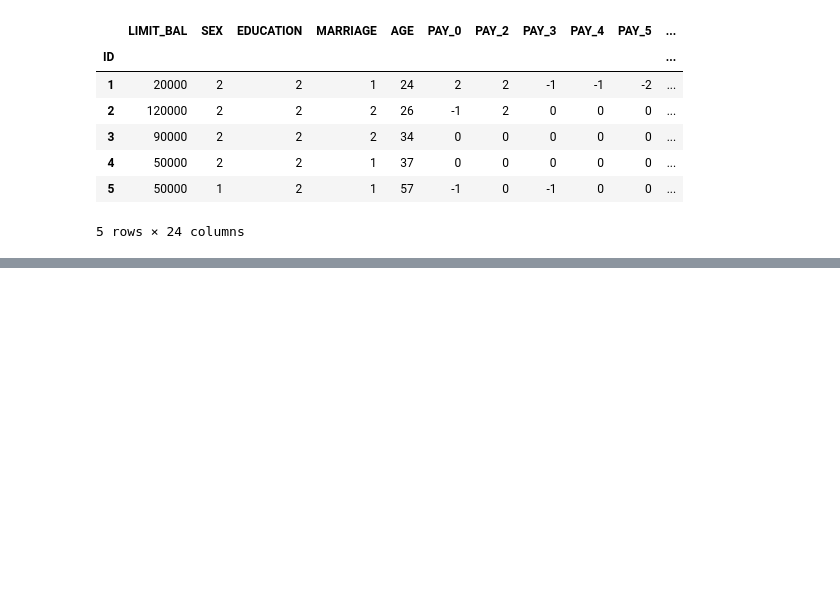
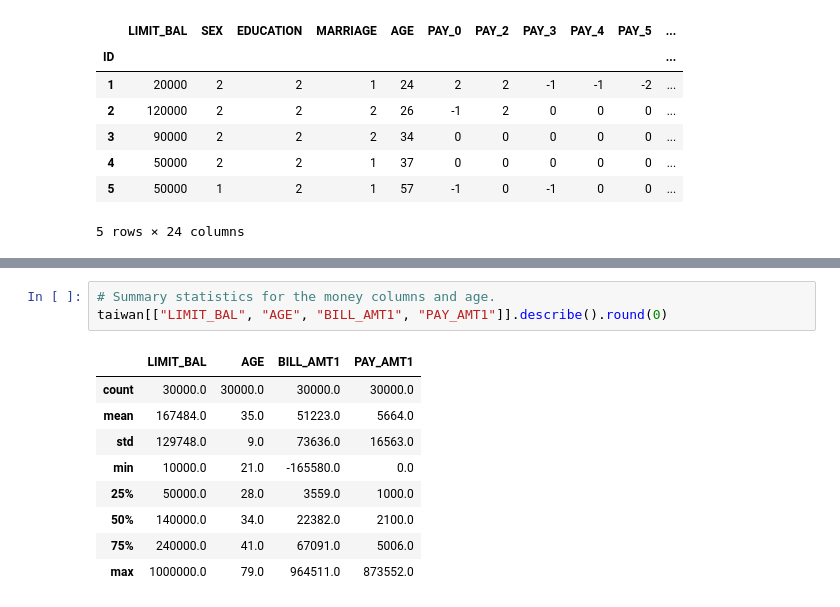
Before and after one commit to Oscar339/dst-sprint0, a Jupyter notebook: Oscar/01-working.ipynb, the cells around one changed output, grey strips where cells are left out. Drawn from its saved outputs; the diff is of its cells as text; blank space fills up the shorter version.

```diff
--- a/Oscar/01-working.ipynb
+++ b/Oscar/01-working.ipynb
@@ -38,0 +85,13 @@ taiwan.head()
+# %%
+# Summary statistics for the money columns and age.
+taiwan[["LIMIT_BAL", "AGE", "BILL_AMT1", "PAY_AMT1"]].describe().round(0)
+# %% [output]
+|  | LIMIT_BAL | AGE | BILL_AMT1 | PAY_AMT1 |
+| count | 30000.0 | 30000.0 | 30000.0 | 30000.0 |
+| mean | 167484.0 | 35.0 | 51223.0 | 5664.0 |
+| std | 129748.0 | 9.0 | 73636.0 | 16563.0 |
+| min | 10000.0 | 21.0 | -165580.0 | 0.0 |
+| 25% | 50000.0 | 28.0 | 3559.0 | 1000.0 |
+| 50% | 140000.0 | 34.0 | 22382.0 | 2100.0 |
+| 75% | 240000.0 | 41.0 | 67091.0 | 5006.0 |
+| max | 1000000.0 | 79.0 | 964511.0 | 873552.0 |
```
Also changed, not shown: parts of 12 cells of this notebook, 4 other files.
